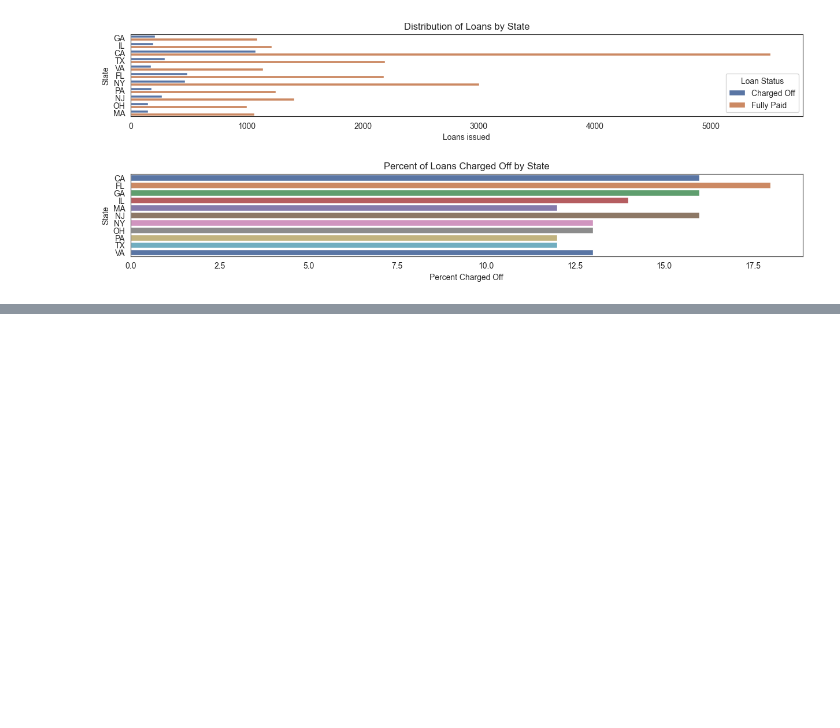
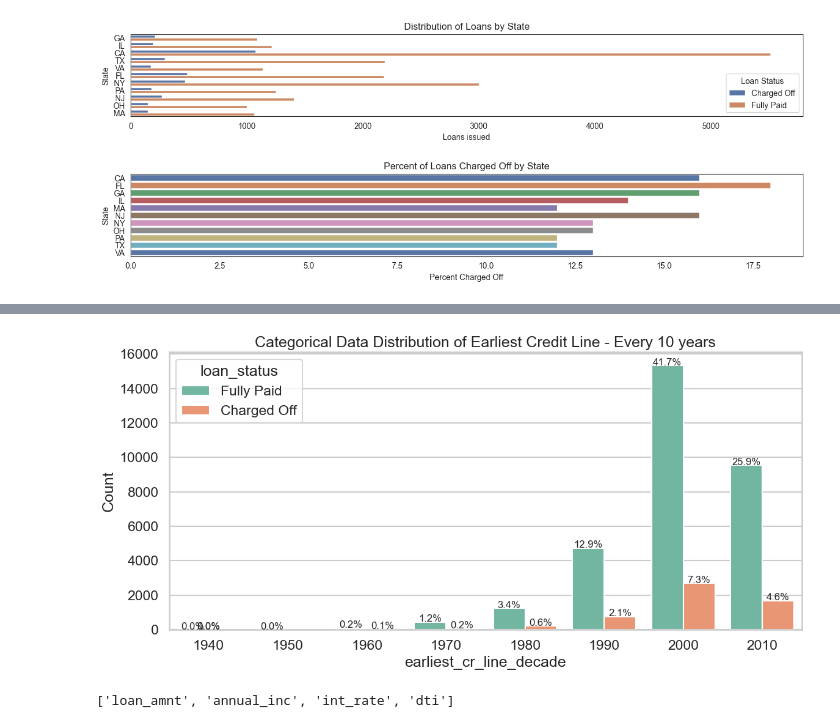
Before and after one commit to ritwikdesai/lending-club-case-study, a Jupyter notebook: lending_club.ipynb, the cells around one changed output, grey strips where cells are left out. Saved outputs shown, nothing was run; the diff lists cells and outputs as text; code cells hidden in the pictures; blank space fills up the shorter version.

```diff
--- a/lending_club.ipynb
+++ b/lending_club.ipynb
@@ -585,0 +705,8 @@ analysis_by_loan_status(df, "addr_state", display_name="State", top_k=11) # Lot
+# %%
+plot_categorical_data(df,'earliest_cr_line_decade', 'loan_status' ,"Earliest Credit Line - Every 10 years")
+# %% [output]
+[figure, added]
+# %%
+cont_columns
+# %% [output]
+['loan_amnt', 'annual_inc', 'int_rate', 'dti']
```
Also changed, not shown: parts of 17 cells of this notebook.
